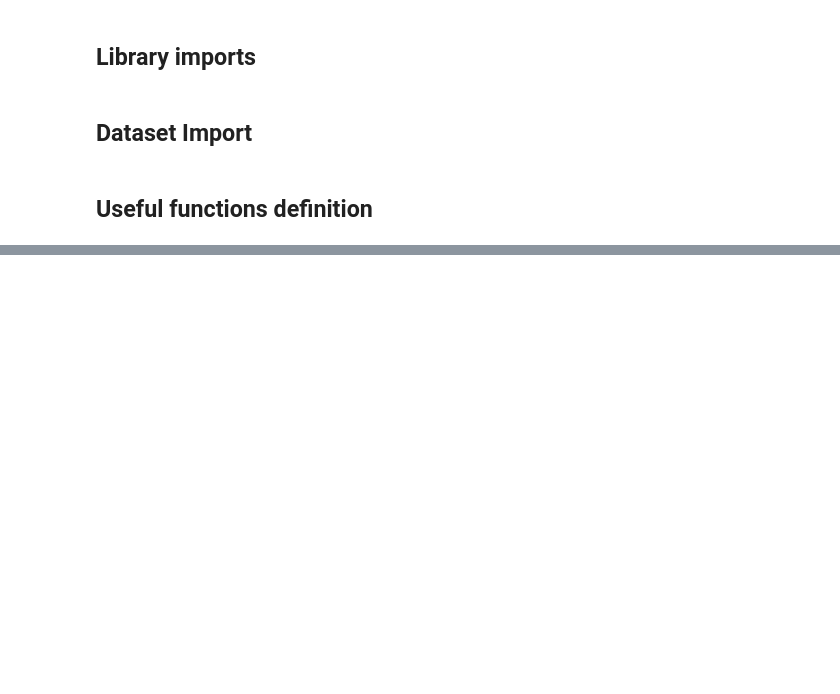
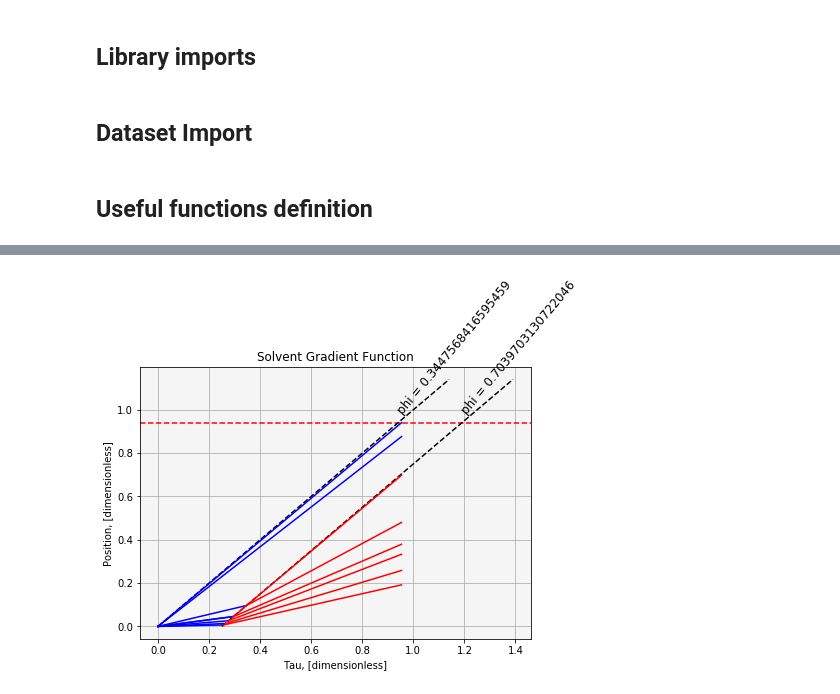
Before and after one commit to StefanBogdan/RL_liquid_chromatography, a Jupyter notebook: code/Simulator.ipynb, the cells around one changed output, grey strips where cells are left out. Saved outputs shown, nothing was run; the diff lists cells and outputs as text; code cells hidden in the pictures; blank space fills up the shorter version.

```diff
--- a/code/Simulator.ipynb
+++ b/code/Simulator.ipynb
@@ -82,3 +27,17 @@ def lr_decay(lr, n, n_episodes):
 # %%
 exp = ExperimentAnalytes(k0 = alist.k0.values, S = alist.S.values, h=0.001, grad='iso', run_time=None)
-pol = Policy(4)
+pol = Policy(2)
+losses, best_program = reinforce(
+        exp,
+        pol,
+        [.25, 33.25],
+        num_episodes=2000,
+        batch_size=10,
+        optim=torch.optim.SGD,
+        lr=1.,
+        print_every=100,
+        lr_decay=lambda a, b, c: step_decay(a, b, c, steps=5, decay_factor=1.8),
+        baseline=0.17
+    )
+exp.print_analytes(rc=(7, 5))
+# %% [output]
@@ -84,0 +61 @@ pol = Policy(4)
+[figure, added]
```
Also changed, not shown: parts of 19 cells of this notebook, 1 other file.
